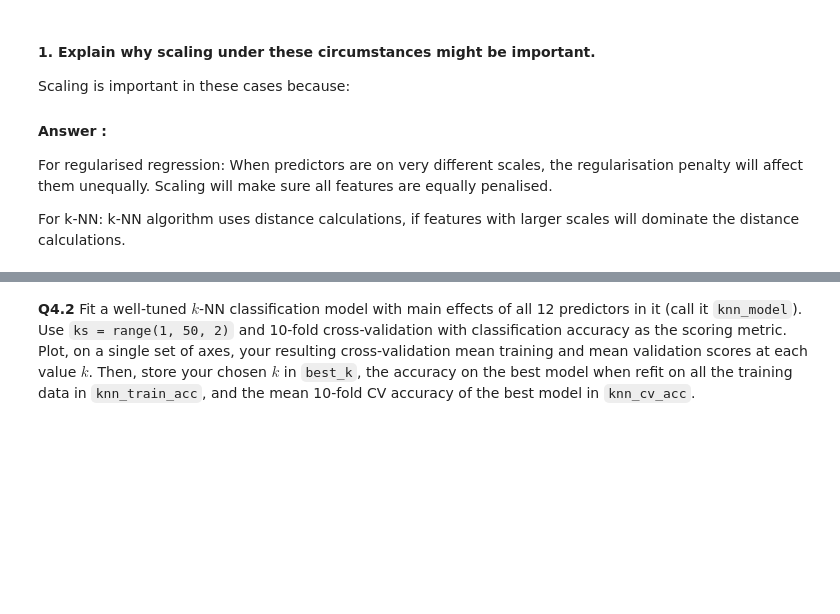
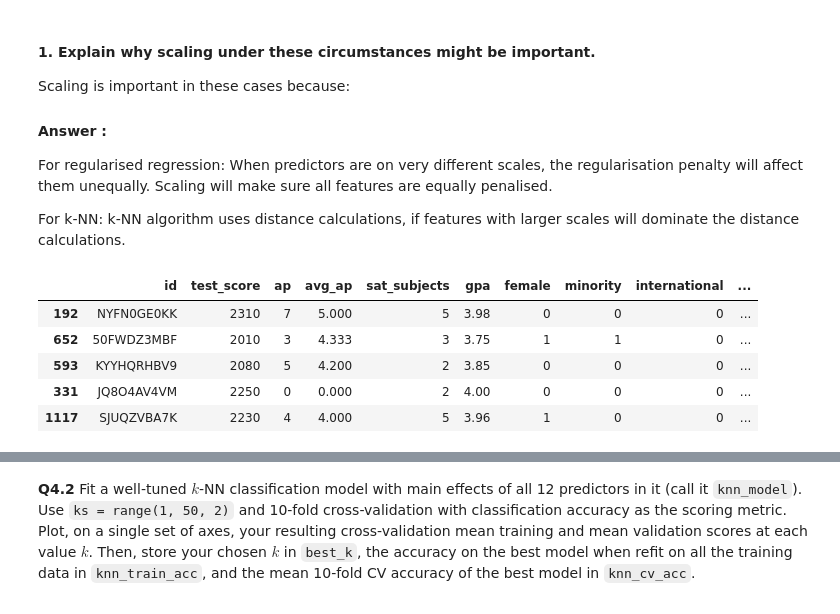
Before and after one commit to WayneKaiYeh/CSCI-E-109A-Intro-of-DS-HW, a Jupyter notebook: cs1090a_hw4 _final.ipynb, the cells around one changed output, grey strips where cells are left out. Cells and saved outputs as stored; diff of their text form; code cells hidden in the pictures; blank space fills up the shorter version.

```diff
--- a/cs1090a_hw4 _final.ipynb
+++ b/cs1090a_hw4 _final.ipynb
@@ -1364,6 +1279,15 @@ Scaling is important in these cases because:
 For regularised regression: When predictors are on very different scales, the regularisation penalty will affect them unequally. Scaling will make sure all features are equally penalised.
 
 For k-NN: k-NN algorithm uses distance calculations, if features with larger scales will dominate the distance calculations.
+# %%
+X_train.head()
+# %% [output]
+|  | id | test_score | ap | avg_ap | sat_subjects | gpa | female | minority | international | ... |
+| 192 | NYFN0GE0KK | 2310 | 7 | 5.000 | 5 | 3.98 | 0 | 0 | 0 | ... |
+| 652 | 50FWDZ3MBF | 2010 | 3 | 4.333 | 3 | 3.75 | 1 | 1 | 0 | ... |
+| 593 | KYYHQRHBV9 | 2080 | 5 | 4.200 | 2 | 3.85 | 0 | 0 | 0 | ... |
+| 331 | JQ8O4AV4VM | 2250 | 0 | 0.000 | 2 | 4.00 | 0 | 0 | 0 | ... |
+| 1117 | SJUQZVBA7K | 2230 | 4 | 4.000 | 5 | 3.96 | 1 | 0 | 0 | ... |
 # %%
 # Identify a nonbinary
 non_binary_predictors = ['test_score', 'ap', 'avg_ap', 'sat_subjects', 'gpa']
```
Also changed, not shown: parts of 40 cells of this notebook.
